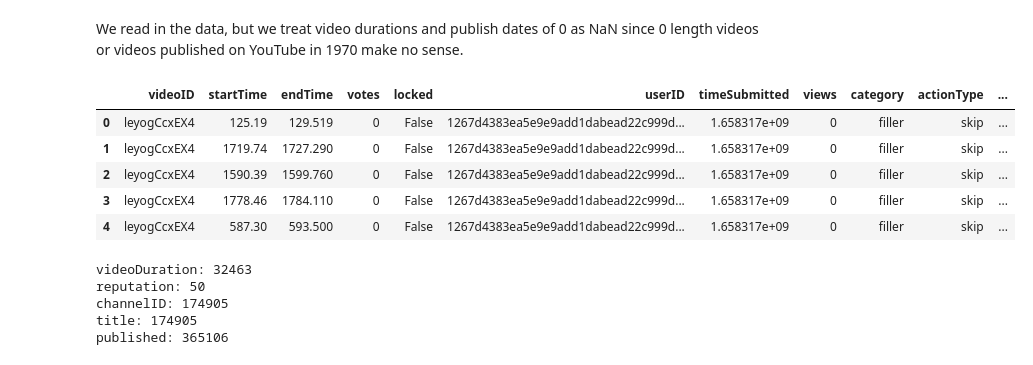
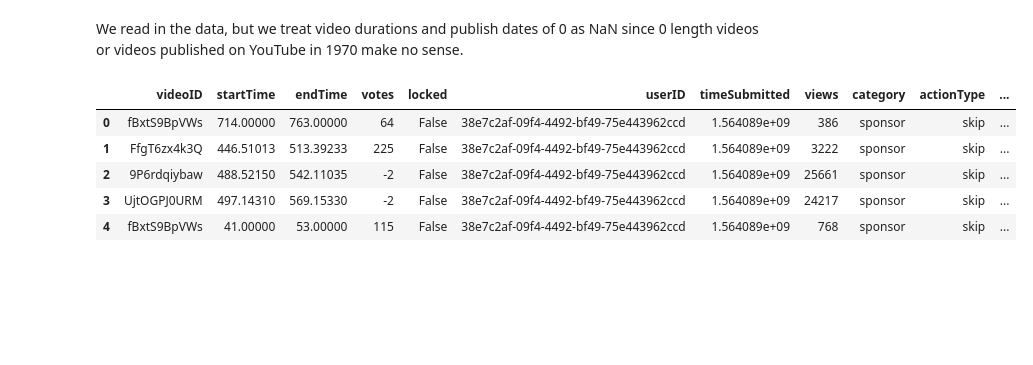
Before and after one commit to t-makaro/503-Project, a Jupyter notebook: src/data_vis.ipynb, the cells around one changed output. Cells and saved outputs as stored; diff of their text form; code cells hidden in the pictures; blank space fills up the shorter version.

```diff
--- a/src/data_vis.ipynb
+++ b/src/data_vis.ipynb
@@ -10,32 +10,21 @@ We read in the data, but we treat video durations and publish dates of 0 as NaN
 # %%
 sb_data = pd.read_csv(sb_data_file,
                       dtype=dtypes,
                       usecols=lambda col: col not in unwanted_cols,
-                      #converters={'timeSubmitted':convert_timestamp_to_seconds},
-                      skiprows=range(1, 6_000_000),
-                      nrows = 2_000_000,
+                      # skiprows=range(1, 7_000_000),
+                      # nrows = 2_000_000,
                       na_values={'videoDuration': [0],
                                  'published': [0]}
                      )
+sb_data = sb_data.drop(sb_data[sb_data['category'] == 'moreCategories'].index)
+sb_data['category'] = sb_data['category'].cat.remove_unused_categories()
 
 pd.set_option('display.max_columns', None)
 display(sb_data.head())
 # %% [output]
 |  | videoID | startTime | endTime | votes | locked | userID | timeSubmitted | views | category | actionType | ... |
-| 0 | leyogCcxEX4 | 125.19 | 129.519 | 0 | False | 1267d4383ea5e9e9add1dabead22c999d... | 1.658317e+09 | 0 | filler | skip | ... |
-| 1 | leyogCcxEX4 | 1719.74 | 1727.290 | 0 | False | 1267d4383ea5e9e9add1dabead22c999d... | 1.658317e+09 | 0 | filler | skip | ... |
-| 2 | leyogCcxEX4 | 1590.39 | 1599.760 | 0 | False | 1267d4383ea5e9e9add1dabead22c999d... | 1.658317e+09 | 0 | filler | skip | ... |
-| 3 | leyogCcxEX4 | 1778.46 | 1784.110 | 0 | False | 1267d4383ea5e9e9add1dabead22c999d... | 1.658317e+09 | 0 | filler | skip | ... |
-| 4 | leyogCcxEX4 | 587.30 | 593.500 | 0 | False | 1267d4383ea5e9e9add1dabead22c999d... | 1.658317e+09 | 0 | filler | skip | ... |
+| 0 | fBxtS9BpVWs | 714.00000 | 763.00000 | 64 | False | 38e7c2af-09f4-4492-bf49-75e443962ccd | 1.564089e+09 | 386 | sponsor | skip | ... |
+| 1 | FfgT6zx4k3Q | 446.51013 | 513.39233 | 225 | False | 38e7c2af-09f4-4492-bf49-75e443962ccd | 1.564089e+09 | 3222 | sponsor | skip | ... |
+| 2 | 9P6rdqiybaw | 488.52150 | 542.11035 | -2 | False | 38e7c2af-09f4-4492-bf49-75e443962ccd | 1.564089e+09 | 25661 | sponsor | skip | ... |
+| 3 | UjtOGPJ0URM | 497.14310 | 569.15330 | -2 | False | 38e7c2af-09f4-4492-bf49-75e443962ccd | 1.564089e+09 | 24217 | sponsor | skip | ... |
+| 4 | fBxtS9BpVWs | 41.00000 | 53.00000 | 115 | False | 38e7c2af-09f4-4492-bf49-75e443962ccd | 1.564089e+09 | 768 | sponsor | skip | ... |
-# %%
-# investigate missing data
-for col in sb_data:
-    count = sb_data[col].isna().sum()
-    if count:
-        print(f"{col}: {count}")
-# %% [output]
-videoDuration: 32463
-reputation: 50
-channelID: 174905
-title: 174905
-published: 365106
```
Also changed, not shown: parts of 43 cells of this notebook, 1 other file.
